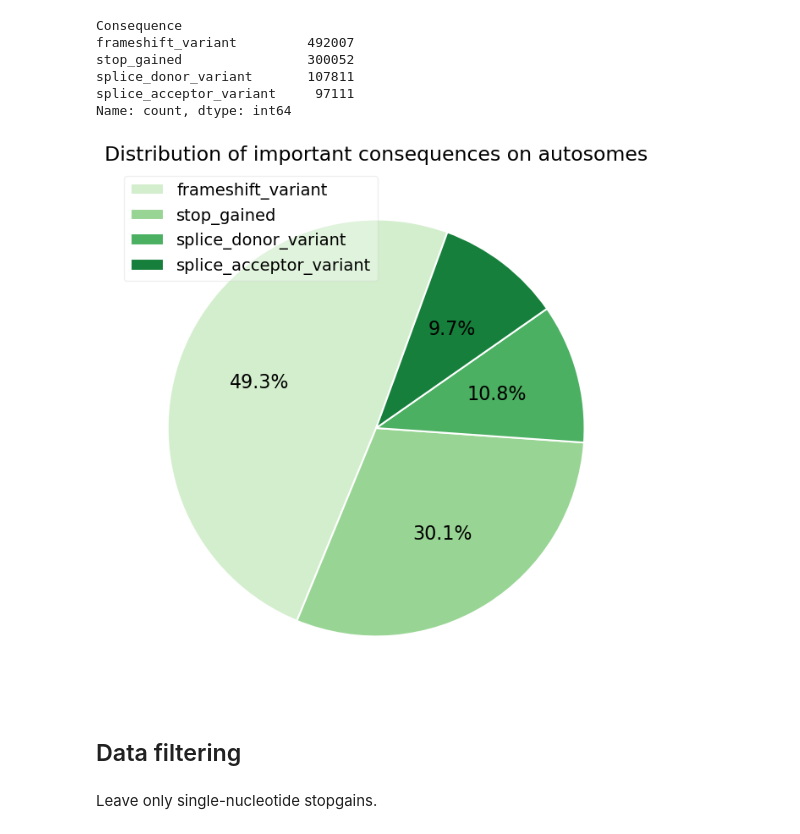
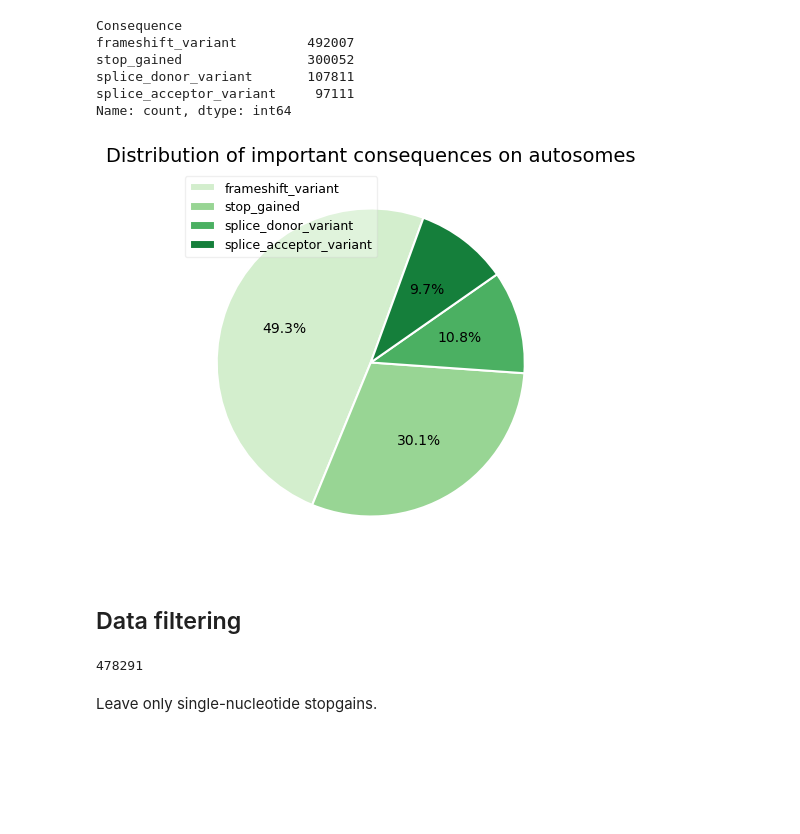
Before and after one commit to nastasia-iv/genvar, a Jupyter notebook: context_analysis/data_processing.ipynb, the cells around one changed output. Cells and saved outputs as stored; diff of their text form; code cells hidden in the pictures; blank space fills up the shorter version.

Commit message:
Update plots and filter parametrs

```diff
--- a/context_analysis/data_processing.ipynb
+++ b/context_analysis/data_processing.ipynb
@@ -182,27 +182,32 @@ Name: count, dtype: int64
 # %%
 colors = list(sns.color_palette('Greens', len(consequence_counts)))
 
-plt.figure(figsize=(8, 8))
+plt.figure(figsize=(5, 5))
 labels = consequence_counts.index
 #explode = [0.12, 0, 0, 0]
 plt.pie(consequence_counts,
                             autopct='%1.1f%%',
-                            textprops={'fontsize': 16},
+                            textprops={'fontsize': 10},
                             startangle=70,
                             colors=colors,
                             wedgeprops=dict(edgecolor='white',
                             linewidth=1.5),
                             #explode=explode
        )
 
-plt.legend(labels, loc='upper left', fontsize=14, framealpha = 0.3)
-plt.title('Distribution of important consequences on autosomes', fontsize=17)
+plt.legend(labels, loc='upper left', fontsize=9, framealpha = 0.3)
+plt.title('Distribution of important consequences on autosomes', fontsize=14)
 plt.savefig('images/consequence_counts_autosomes.png', bbox_inches='tight', dpi=300)
 plt.show()
 # %% [output]
-[figure, old version]
+[figure, new version]
 # %% [markdown]
 ## Data filtering
+# %%
+all_chrom_df[all_chrom_df['Consequence'] == 'stop_gained']
+all_chrom_df['REF'].nunique()
+# %% [output]
+478291
 # %% [markdown]
 Leave only single-nucleotide stopgains.
 # %%
```
Also changed, not shown: parts of 23 cells of this notebook.
